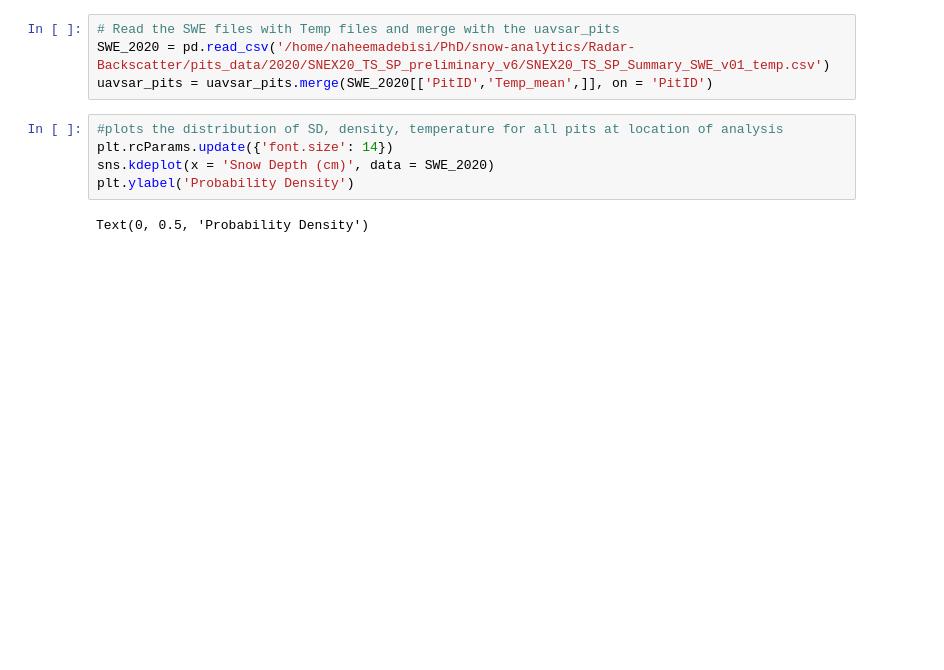
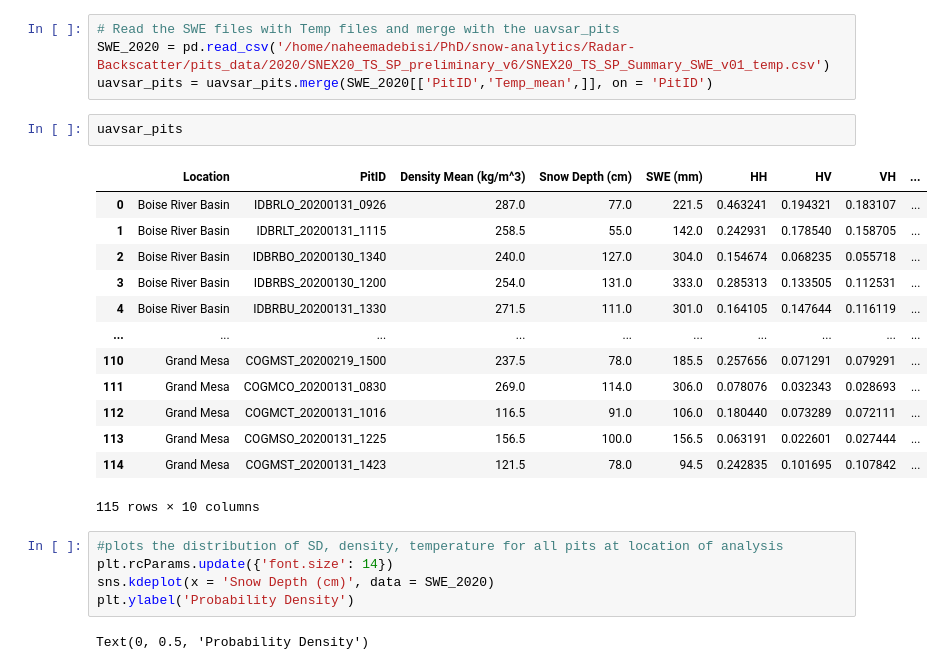
Before and after one commit to Surfix/all_notescripts, a Jupyter notebook: Radar-Backscatter/uavsar_pits_exploration_modelling_v2.ipynb, the cells around one changed output. Saved outputs shown, nothing was run; the diff lists cells and outputs as text; blank space fills up the shorter version.

```diff
--- a/Radar-Backscatter/uavsar_pits_exploration_modelling_v2.ipynb
+++ b/Radar-Backscatter/uavsar_pits_exploration_modelling_v2.ipynb
@@ -81,6 +81,22 @@ Text(0.5, 0, 'Amplitude')
 # Read the SWE files with Temp files and merge with the uavsar_pits
 SWE_2020 = pd.read_csv('/home/naheemadebisi/PhD/snow-analytics/Radar-Backscatter/pits_data/2020/SNEX20_TS_SP_preliminary_v6/SNEX20_TS_SP_Summary_SWE_v01_temp.csv')
 uavsar_pits = uavsar_pits.merge(SWE_2020[['PitID','Temp_mean',]], on = 'PitID')
+# %%
+uavsar_pits
+# %% [output]
+|  | Location | PitID | Density Mean (kg/m^3) | Snow Depth (cm) | SWE (mm) | HH | HV | VH | ... |
+| 0 | Boise River Basin | IDBRLO_20200131_0926 | 287.0 | 77.0 | 221.5 | 0.463241 | 0.194321 | 0.183107 | ... |
+| 1 | Boise River Basin | IDBRLT_20200131_1115 | 258.5 | 55.0 | 142.0 | 0.242931 | 0.178540 | 0.158705 | ... |
+| 2 | Boise River Basin | IDBRBO_20200130_1340 | 240.0 | 127.0 | 304.0 | 0.154674 | 0.068235 | 0.055718 | ... |
+| 3 | Boise River Basin | IDBRBS_20200130_1200 | 254.0 | 131.0 | 333.0 | 0.285313 | 0.133505 | 0.112531 | ... |
+| 4 | Boise River Basin | IDBRBU_20200131_1330 | 271.5 | 111.0 | 301.0 | 0.164105 | 0.147644 | 0.116119 | ... |
+| ... | ... | ... | ... | ... | ... | ... | ... | ... | ... |
+| 110 | Grand Mesa | COGMST_20200219_1500 | 237.5 | 78.0 | 185.5 | 0.257656 | 0.071291 | 0.079291 | ... |
+| 111 | Grand Mesa | COGMCO_20200131_0830 | 269.0 | 114.0 | 306.0 | 0.078076 | 0.032343 | 0.028693 | ... |
+| 112 | Grand Mesa | COGMCT_20200131_1016 | 116.5 | 91.0 | 106.0 | 0.180440 | 0.073289 | 0.072111 | ... |
+| 113 | Grand Mesa | COGMSO_20200131_1225 | 156.5 | 100.0 | 156.5 | 0.063191 | 0.022601 | 0.027444 | ... |
+| 114 | Grand Mesa | COGMST_20200131_1423 | 121.5 | 78.0 | 94.5 | 0.242835 | 0.101695 | 0.107842 | ... |
+115 rows × 10 columns
 # %%
 #plots the distribution of SD, density, temperature for all pits at location of analysis
 plt.rcParams.update({'font.size': 14})
```
Also changed, not shown: parts of 2 cells of this notebook, 1 other file.
